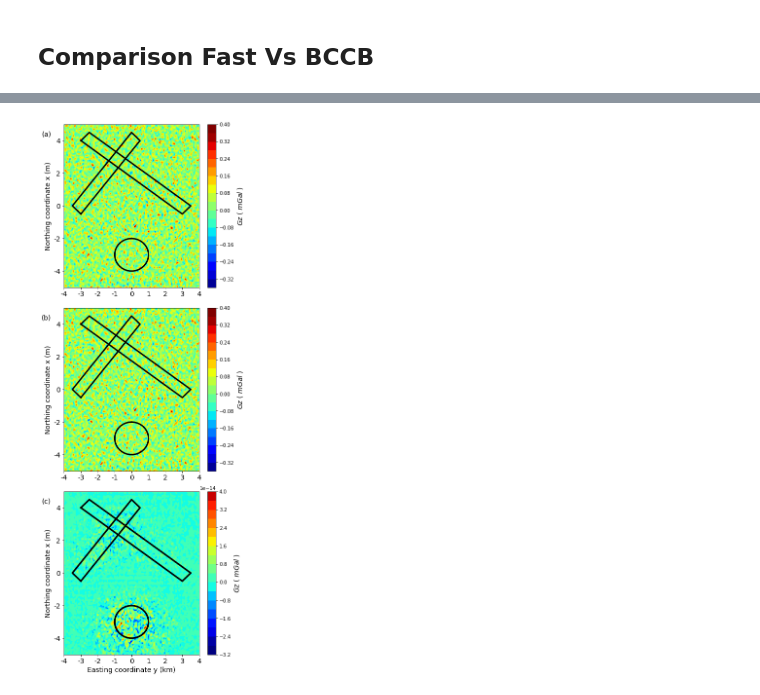
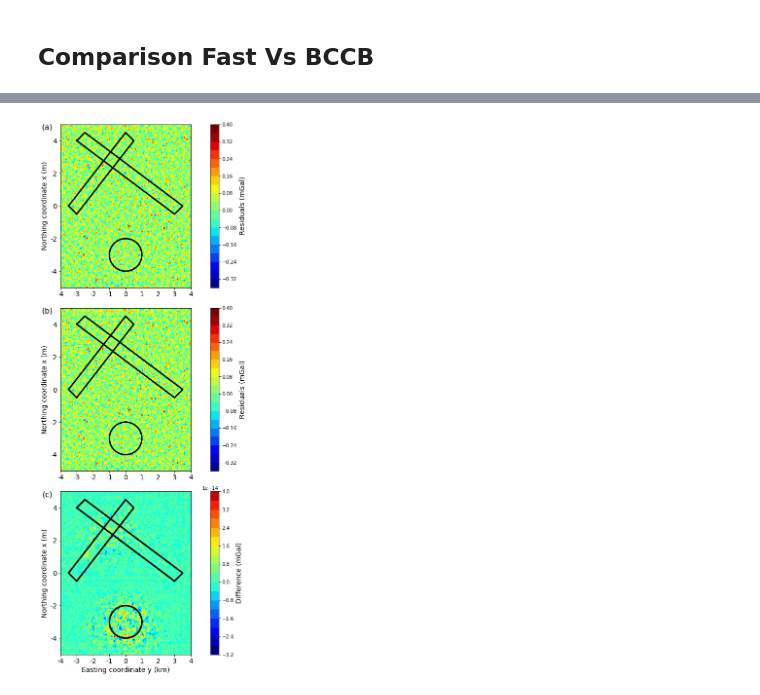
Before and after one commit to pinga-lab/Eq_Layer-Toeplitz, a Jupyter notebook: code/Fast_equivalent_dobs_med.ipynb, the cells around one changed output, grey strips where cells are left out. Cells and saved outputs as stored; diff of their text form; code cells hidden in the pictures.

Commit message:
changes in figures 5 to 11

```diff
--- a/code/Fast_equivalent_dobs_med.ipynb
+++ b/code/Fast_equivalent_dobs_med.ipynb
@@ -285,14 +285,14 @@ scale_max = np.max(delta_gz)
 scale_min = np.min(delta_gz)
 
 plt.subplot(311)
-plt.title('(a)', y=0.91, x=-0.13, fontsize=14)
+plt.title('(a)', y=0.95, x=-0.10, fontsize=16)
 plt.tricontourf(yi,xi,delta_gz,22,cmap='jet', vmin = scale_min, vmax = scale_max)
 plt.plot(x_p,y_p,color="k", linewidth=3)
 plt.plot(x_p2,y_p2,color="k", linewidth=3)
 plt.plot(y, x, color="k", linewidth=3)
 cb = plt.colorbar(shrink=1)
-#plt.axis('scaled')
-cb.set_label('$Gz$ ( $mGal$ )', rotation=90, fontsize=14)
+plt.axis('scaled')
+cb.set_label('Residuals (mGal)', rotation=90, fontsize=14)
 plt.xlim(np.min(yi),np.max(yi))
 plt.ylim(np.min(xi),np.max(xi))
 plt.xticks(fontsize=14)
@@ -302,42 +302,42 @@ plt.ylabel('Northing coordinate x (m)', fontsize=14)
 mpl.m2km()
 
 plt.subplot(312)
-plt.title('(b)', y=0.91, x=-0.13, fontsize=14)
+plt.title('(b)', y=0.95, x=-0.10, fontsize=16)
 plt.tricontourf(yi,xi,delta_gz_bccb,22,cmap='jet', vmin = scale_min, vmax = scale_max)
 plt.plot(x_p,y_p,color="k", linewidth=3)
 plt.plot(x_p2,y_p2,color="k", linewidth=3)
 plt.plot(y, x, color="k", linewidth=3)
 cb = plt.colorbar(shrink=1)
-#plt.axis('scaled')
-cb.set_label('$Gz$ ( $mGal$ )', rotation=90, fontsize=14)
+plt.axis('scaled')
+cb.set_label('Residuals (mGal)', rotation=90, fontsize=14)
 plt.xlim(np.min(yi),np.max(yi))
 plt.ylim(np.min(xi),np.max(xi))
 plt.xticks(fontsize=14)
 plt.yticks(fontsize=14)
 #plt.xlabel('Easting coordinate y (km)', fontsize=14)
 plt.ylabel('Northing coordinate x (m)', fontsize=14)
 mpl.m2km()
 
 plt.subplot(313)
-plt.title('(c)', y=0.91, x=-0.13, fontsize=14)
+plt.title('(c)', y=0.95, x=-0.10, fontsize=16)
 plt.tricontourf(yi,xi,delta_gzp,22,cmap='jet', vmin = np.min(delta_gzp), vmax = np.max(delta_gzp))
 plt.plot(x_p,y_p,color="k", linewidth=3)
 plt.plot(x_p2,y_p2,color="k", linewidth=3)
 plt.plot(y, x, color="k", linewidth=3)
 plt.plot(x_p,y_p,color="k", linewidth=3)
 plt.plot(x_p2,y_p2,color="k", linewidth=3)
 plt.plot(y, x, color="k", linewidth=3)
 cb = plt.colorbar(shrink=1)
-#plt.axis('scaled')
-cb.set_label('$Gz$ ( $mGal$ )', rotation=90, fontsize=14)
+plt.axis('scaled')
+cb.set_label('Difference (mGal)', rotation=90, fontsize=14)
 plt.xlim(np.min(yi),np.max(yi))
 plt.ylim(np.min(xi),np.max(xi))
 plt.xticks(fontsize=14)
 plt.yticks(fontsize=14)
 plt.xlabel('Easting coordinate y (km)', fontsize=14)
 plt.ylabel('Northing coordinate x (m)', fontsize=14)
 mpl.m2km()
 plt.tight_layout(True)
 plt.savefig('../manuscript/Fig/deltas_gz_med.png', dpi=300)
 # %% [output]
-[figure, old version]
+[figure, new version]
```
Also changed, not shown: parts of 8 cells of this notebook, 12 other files.
